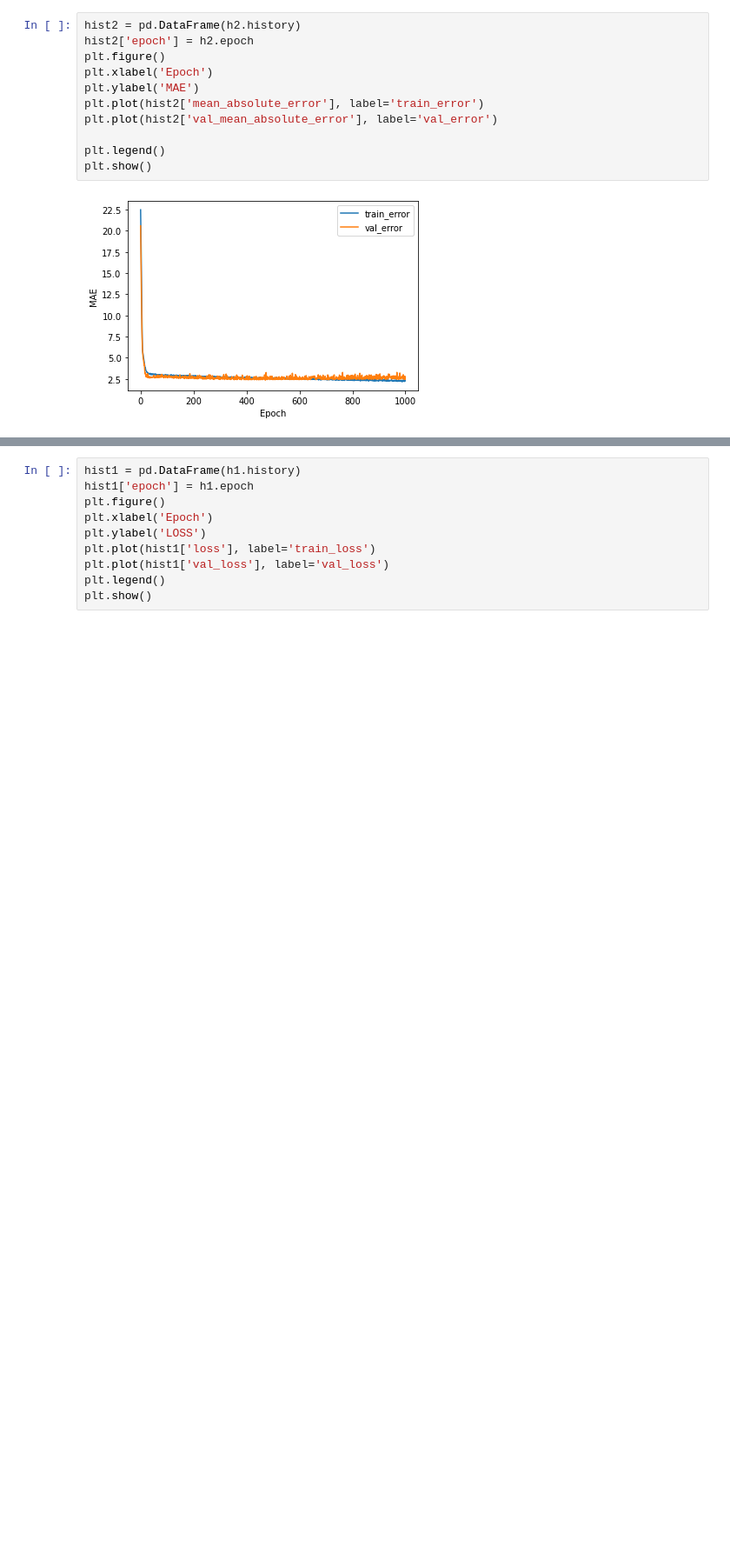
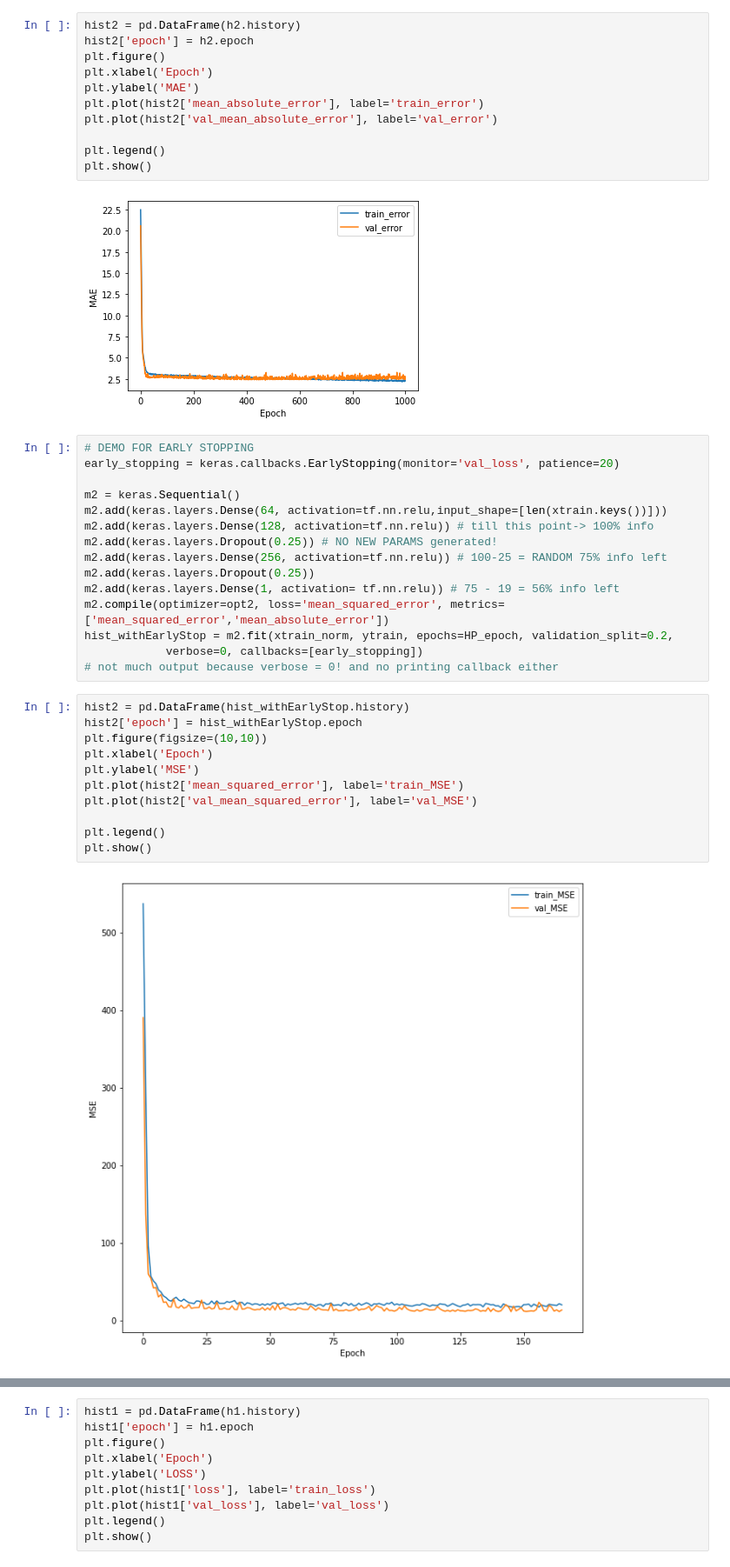
Before and after one commit to a-forty-two/cylons, a Jupyter notebook: 07_Regularization.ipynb, the cells around one changed output, grey strips where cells are left out. Shown at 87% size. Cells and saved outputs as stored; diff of their text form; blank space fills up the shorter version.

```diff
--- a/07_Regularization.ipynb
+++ b/07_Regularization.ipynb
@@ -515,6 +516,34 @@ plt.legend()
 plt.show()
 # %% [output]
 [figure]
+# %%
+# DEMO FOR EARLY STOPPING
+early_stopping = keras.callbacks.EarlyStopping(monitor='val_loss', patience=20)
+
+m2 = keras.Sequential()
+m2.add(keras.layers.Dense(64, activation=tf.nn.relu,input_shape=[len(xtrain.keys())]))
+m2.add(keras.layers.Dense(128, activation=tf.nn.relu)) # till this point-> 100% info
+m2.add(keras.layers.Dropout(0.25)) # NO NEW PARAMS generated!
+m2.add(keras.layers.Dense(256, activation=tf.nn.relu)) # 100-25 = RANDOM 75% info left
+m2.add(keras.layers.Dropout(0.25))
+m2.add(keras.layers.Dense(1, activation= tf.nn.relu)) # 75 - 19 = 56% info left
+m2.compile(optimizer=opt2, loss='mean_squared_error', metrics=['mean_squared_error','mean_absolute_error'])
+hist_withEarlyStop = m2.fit(xtrain_norm, ytrain, epochs=HP_epoch, validation_split=0.2,
+            verbose=0, callbacks=[early_stopping])
+# not much output because verbose = 0! and no printing callback either
+# %%
+hist2 = pd.DataFrame(hist_withEarlyStop.history)
+hist2['epoch'] = hist_withEarlyStop.epoch
+plt.figure(figsize=(10,10))
+plt.xlabel('Epoch')
+plt.ylabel('MSE')
+plt.plot(hist2['mean_squared_error'], label='train_MSE')
+plt.plot(hist2['val_mean_squared_error'], label='val_MSE')
+
+plt.legend()
+plt.show()
+# %% [output]
+[figure, added]
 # %%
 hist2 = pd.DataFrame(history.history)
 hist2['epoch'] = h2.epoch
```
Also changed, not shown: parts of 3 cells of this notebook.
